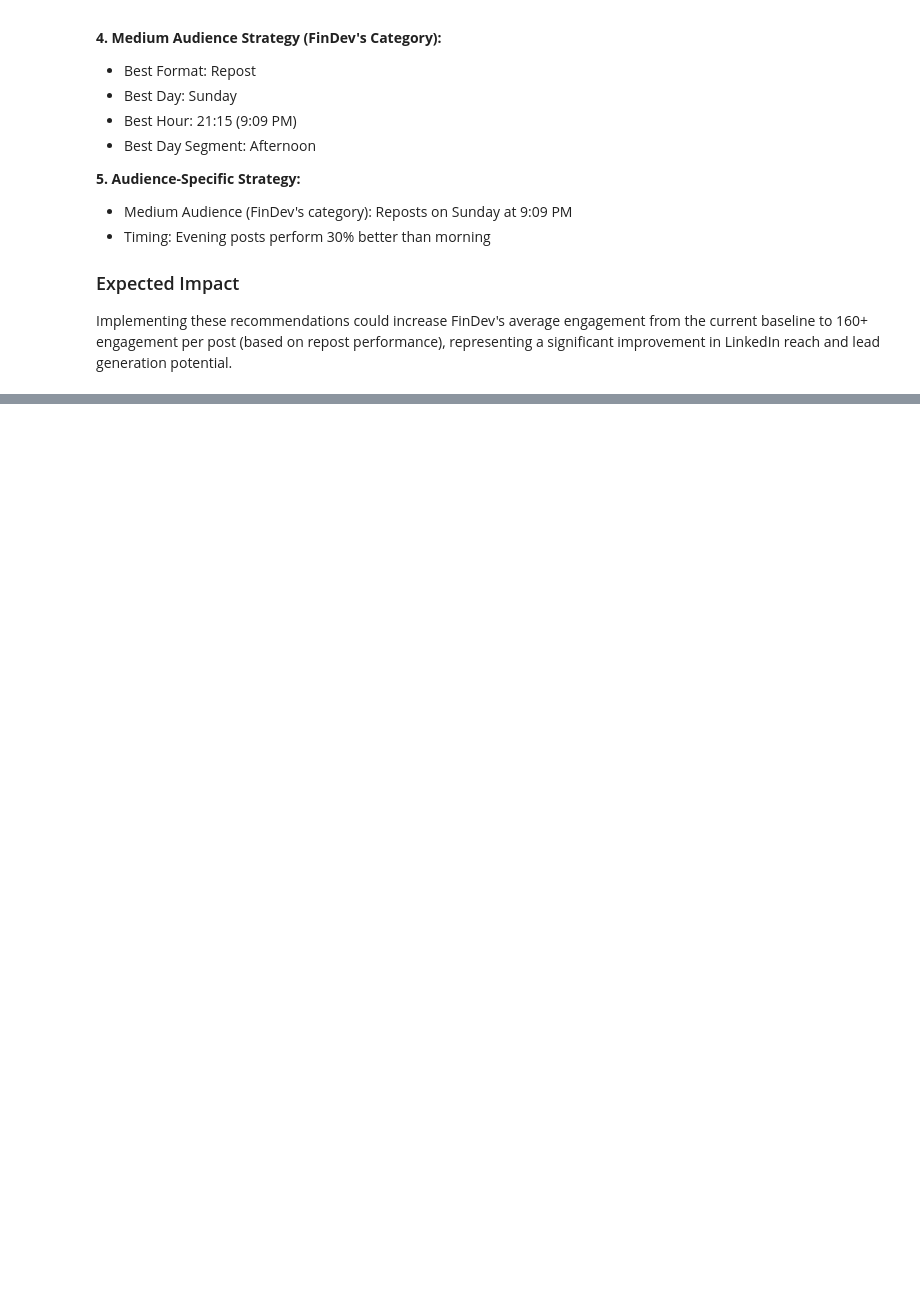
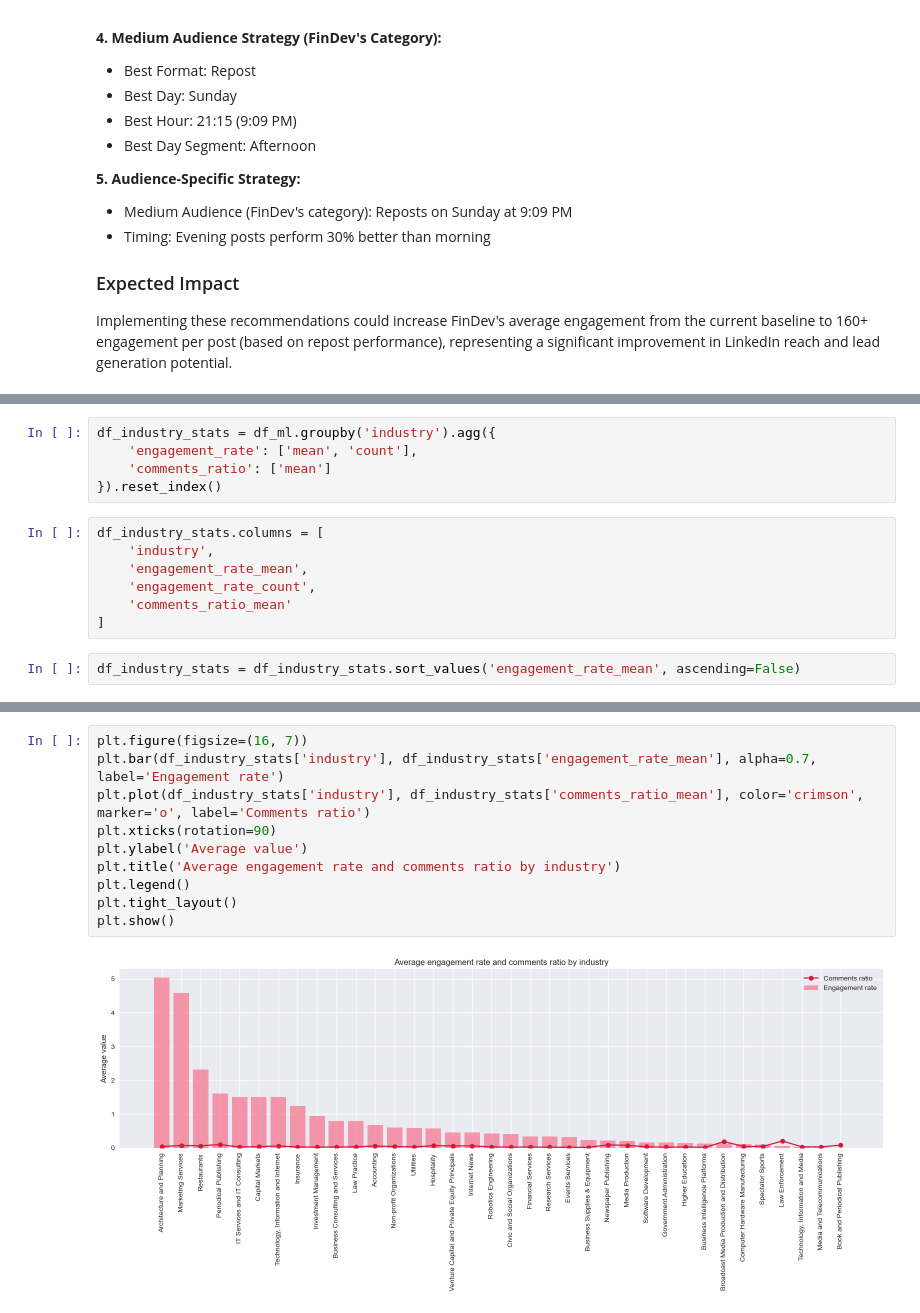
Before and after one commit to PaulWCZ/DataProject, a Jupyter notebook: Linkedin_Final_Project.ipynb, the cells around one changed output, grey strips where cells are left out. Saved outputs shown, nothing was run; the diff lists cells and outputs as text; blank space fills up the shorter version.

```diff
--- a/Linkedin_Final_Project.ipynb
+++ b/Linkedin_Final_Project.ipynb
@@ -1227,0 +1588,14 @@ Implementing these recommendations could increase FinDev's average engagement fr
+# %%
+df_industry_stats = df_ml.groupby('industry').agg({
+    'engagement_rate': ['mean', 'count'],
+    'comments_ratio': ['mean']
+}).reset_index()
+# %%
+df_industry_stats.columns = [
+    'industry',
+    'engagement_rate_mean',
+    'engagement_rate_count',
+    'comments_ratio_mean'
+]
+# %%
+df_industry_stats = df_industry_stats.sort_values('engagement_rate_mean', ascending=False)
@@ -1227,0 +1616,12 @@ Implementing these recommendations could increase FinDev's average engagement fr
+# %%
+plt.figure(figsize=(16, 7))
+plt.bar(df_industry_stats['industry'], df_industry_stats['engagement_rate_mean'], alpha=0.7, label='Engagement rate')
+plt.plot(df_industry_stats['industry'], df_industry_stats['comments_ratio_mean'], color='crimson', marker='o', label='Comments ratio')
+plt.xticks(rotation=90)
+plt.ylabel('Average value')
+plt.title('Average engagement rate and comments ratio by industry')
+plt.legend()
+plt.tight_layout()
+plt.show()
+# %% [output]
+[figure, added]
```
Also changed, not shown: parts of 77 cells of this notebook, 1 other file.
